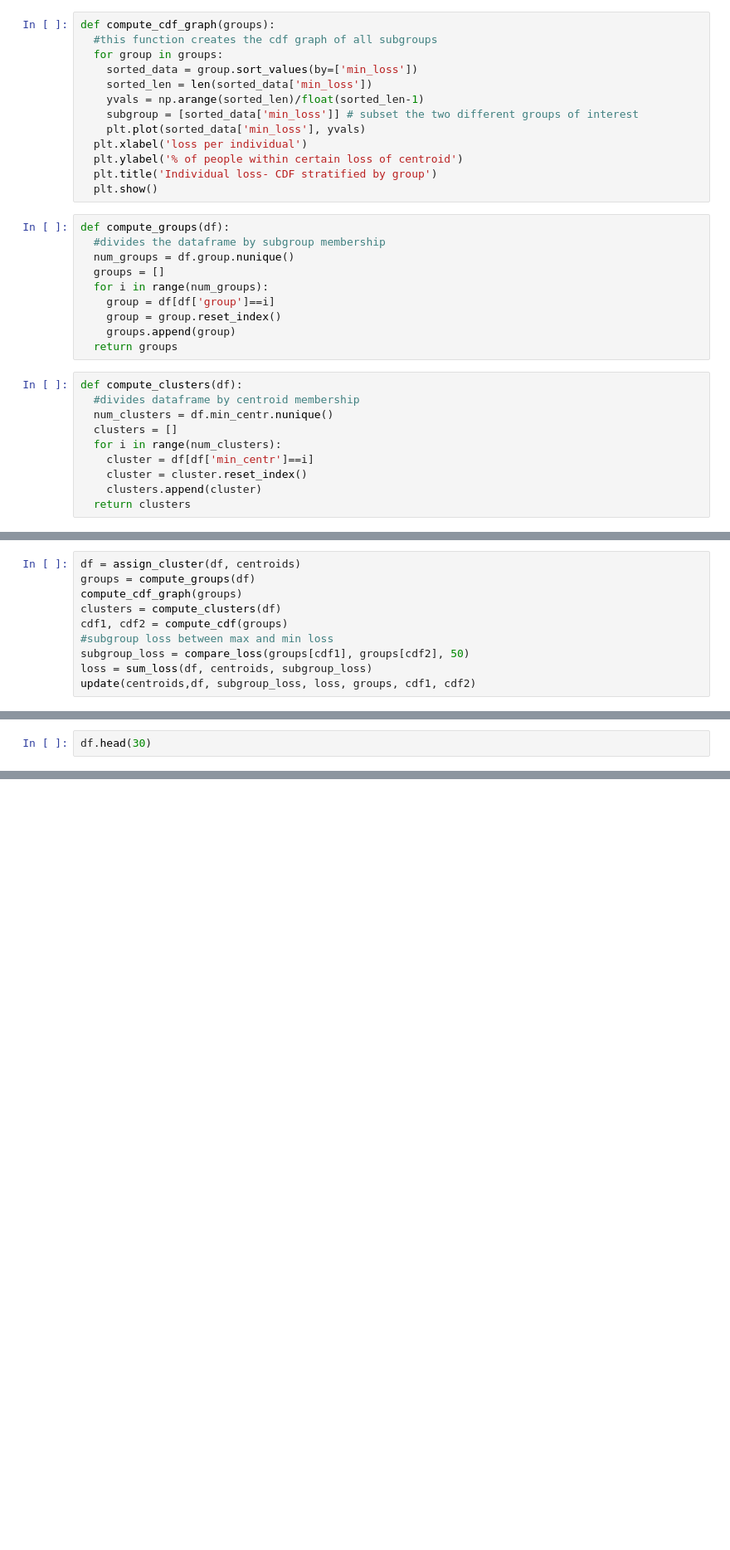
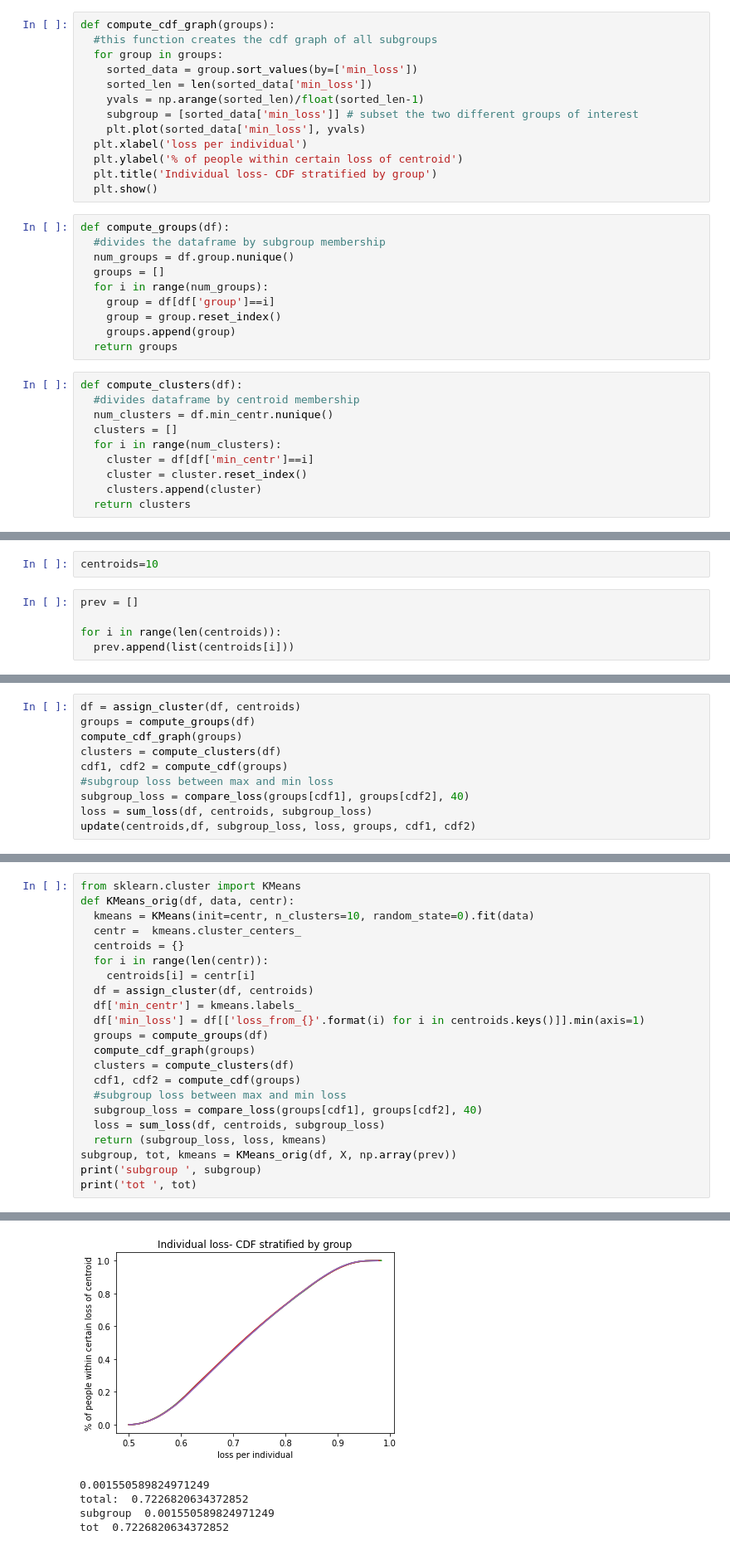
Before and after one commit to mbalestra/AllocateResourcesFairly, a Jupyter notebook: algorithm/synth_data.ipynb, the cells around one changed output, grey strips where cells are left out. Shown at 83% size. Drawn from its saved outputs; the diff is of its cells as text; blank space fills up the shorter version.

```diff
--- a/algorithm/synth_data.ipynb
+++ b/algorithm/synth_data.ipynb
@@ -330,0 +393,7 @@ Time elapsed Assignment Step:  2.22133207321167
+# %%
+centroids=10
+# %%
+prev = []
+
+for i in range(len(centroids)):
+  prev.append(list(centroids[i]))
@@ -335,7 +417,7 @@ compute_cdf_graph(groups)
 clusters = compute_clusters(df)
 cdf1, cdf2 = compute_cdf(groups)
 #subgroup loss between max and min loss
-subgroup_loss = compare_loss(groups[cdf1], groups[cdf2], 50)
+subgroup_loss = compare_loss(groups[cdf1], groups[cdf2], 40)
 loss = sum_loss(df, centroids, subgroup_loss)
 update(centroids,df, subgroup_loss, loss, groups, cdf1, cdf2)
 # %% [output]
@@ -369,2 +453,23 @@ Time elapsed End of Update Step:  3.5346662998199463
-# %%
-df.head(30)
+# %%
+from sklearn.cluster import KMeans
+def KMeans_orig(df, data, centr):
+  kmeans = KMeans(init=centr, n_clusters=10, random_state=0).fit(data)
+  centr =  kmeans.cluster_centers_
+  centroids = {}
+  for i in range(len(centr)):
+    centroids[i] = centr[i]
+  df = assign_cluster(df, centroids)
+  df['min_centr'] = kmeans.labels_
+  df['min_loss'] = df[['loss_from_{}'.format(i) for i in centroids.keys()]].min(axis=1)
+  groups = compute_groups(df)
+  compute_cdf_graph(groups)
+  clusters = compute_clusters(df)
+  cdf1, cdf2 = compute_cdf(groups)
+  #subgroup loss between max and min loss
+  subgroup_loss = compare_loss(groups[cdf1], groups[cdf2], 40)
+  loss = sum_loss(df, centroids, subgroup_loss)
+  return (subgroup_loss, loss, kmeans)
+subgroup, tot, kmeans = KMeans_orig(df, X, np.array(prev))
+print('subgroup ', subgroup)
+print('tot ', tot)
+# %% [output]
@@ -371,3 +477,8 @@ df.head(30)
+[figure, added]
+0.001550589824971249
+total:  0.7226820634372852
+subgroup  0.001550589824971249
+tot  0.7226820634372852
 # %%
 df = assign_cluster(df, centroids)
 df
```
Also changed, not shown: parts of 20 cells of this notebook.
